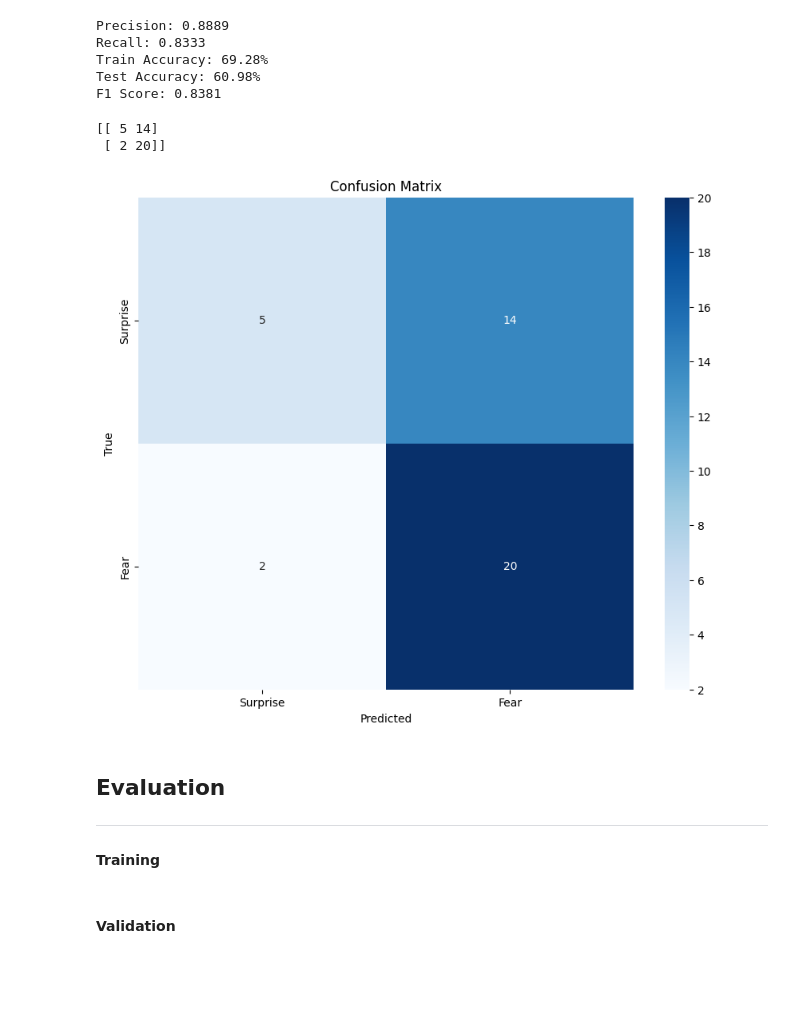
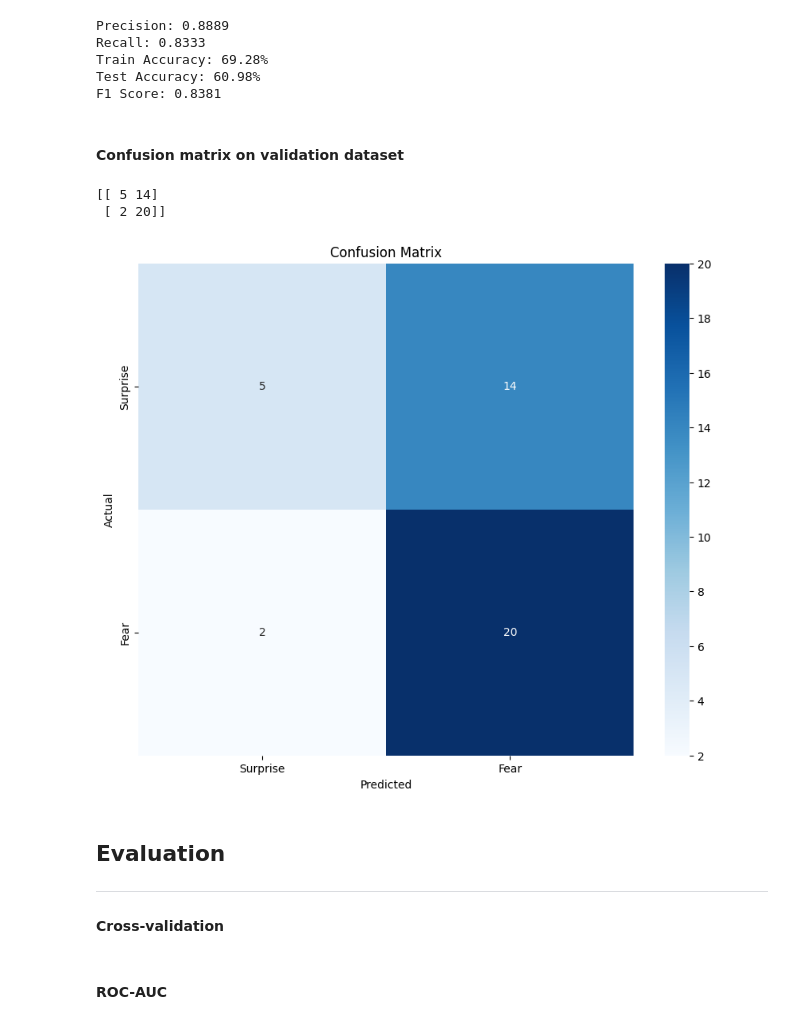
Before and after one commit to seanyoon814/social-signal-recognition, a Jupyter notebook: social_signal_recognition.ipynb, the cells around one changed output. Cells and saved outputs as stored; diff of their text form; code cells hidden in the pictures; blank space fills up the shorter version.

```diff
--- a/social_signal_recognition.ipynb
+++ b/social_signal_recognition.ipynb
@@ -258,30 +258,32 @@ Recall: 0.8333
 Train Accuracy: 69.28%
 Test Accuracy: 60.98%
 F1 Score: 0.8381
+# %% [markdown]
+#### Confusion matrix on validation dataset
 # %%
 # ref: https://www.w3schools.com/python/python_ml_confusion_matrix.asp
 
 cm = confusion_matrix(val_labels, val_predictions)
 
 print(cm)
 
 ticks = ["Surprise", "Fear"]
 
 plt.figure(figsize=(10, 8))
 sns.heatmap(cm, annot=True, fmt='d', cmap='Blues', xticklabels=ticks, yticklabels=ticks)
 plt.xlabel('Predicted')
-plt.ylabel('True')
+plt.ylabel('Actual')
 plt.title('Confusion Matrix')
 plt.show()
 # %% [output]
 [[ 5 14]
  [ 2 20]]
-[figure, old version]
+[figure, new version]
 # %% [markdown]
 ## Evaluation
 
 ___
 
-#### Training
+#### Cross-validation
-# %% [markdown]
-#### Validation
+# %% [markdown]
+#### ROC-AUC
```
Also changed, not shown: parts of 1 cell of this notebook.
